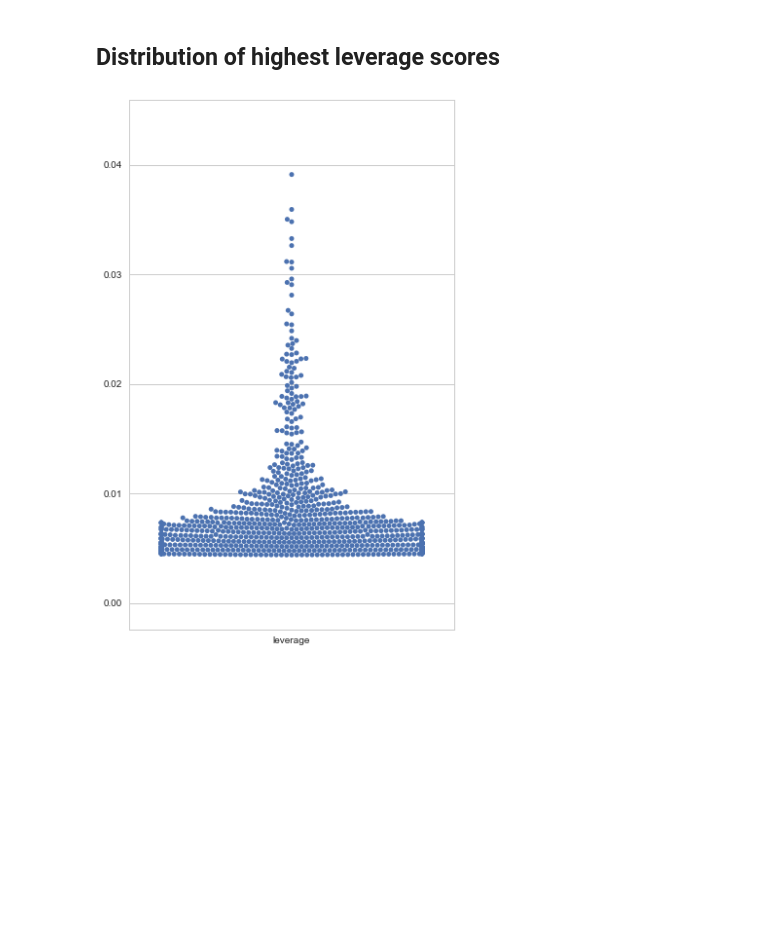
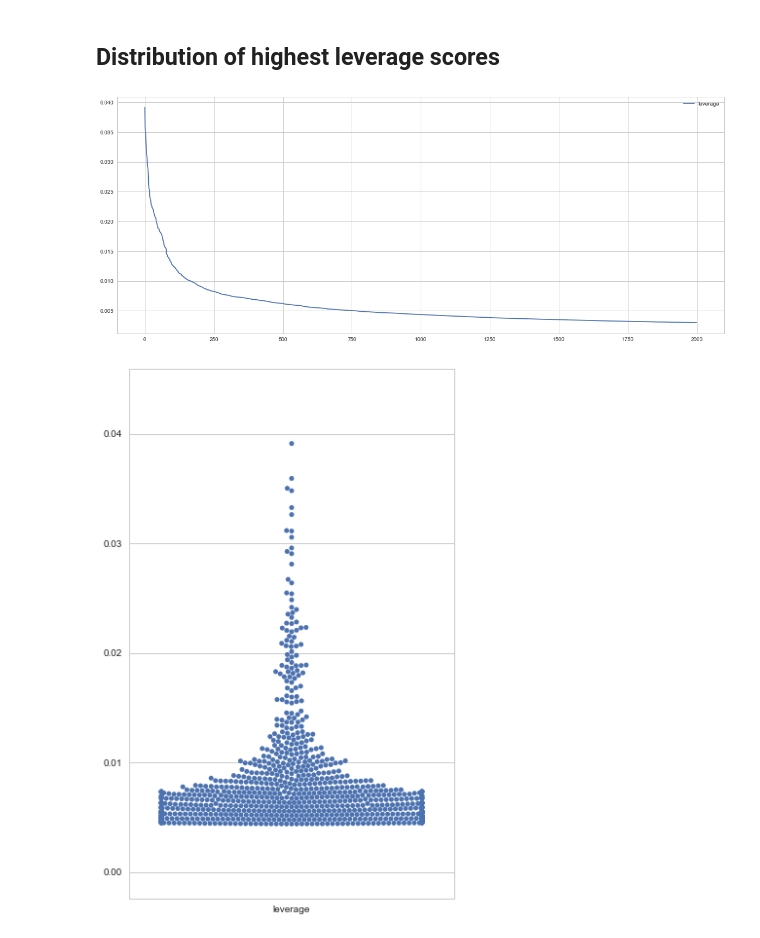
Before and after one commit to tmoerman/alois, a Jupyter notebook: notebooks/04_leverage_distributions.ipynb, the cells around one changed output. Drawn from its saved outputs; the diff is of its cells as text; code cells hidden in the pictures; blank space fills up the shorter version.

```diff
--- a/notebooks/04_leverage_distributions.ipynb
+++ b/notebooks/04_leverage_distributions.ipynb
@@ -179,6 +179,11 @@ col_lev_stats
 | max | 0.039117 |
 # %% [markdown]
 ## Distribution of highest leverage scores
+# %%
+col_lev_df.sort_values(by='leverage', ascending=False)[:2000].plot(figsize=(20,8), use_index=False)
+plt.show()
+# %% [output]
+[figure, added]
 # %%
 fig, ax = plt.subplots(figsize=(6, 10))
 sns.swarmplot(data=col_lev_df.sort_values(by='leverage', ascending=False)[:1000])
```
Also changed, not shown: parts of 3 cells of this notebook, 9 other files.
